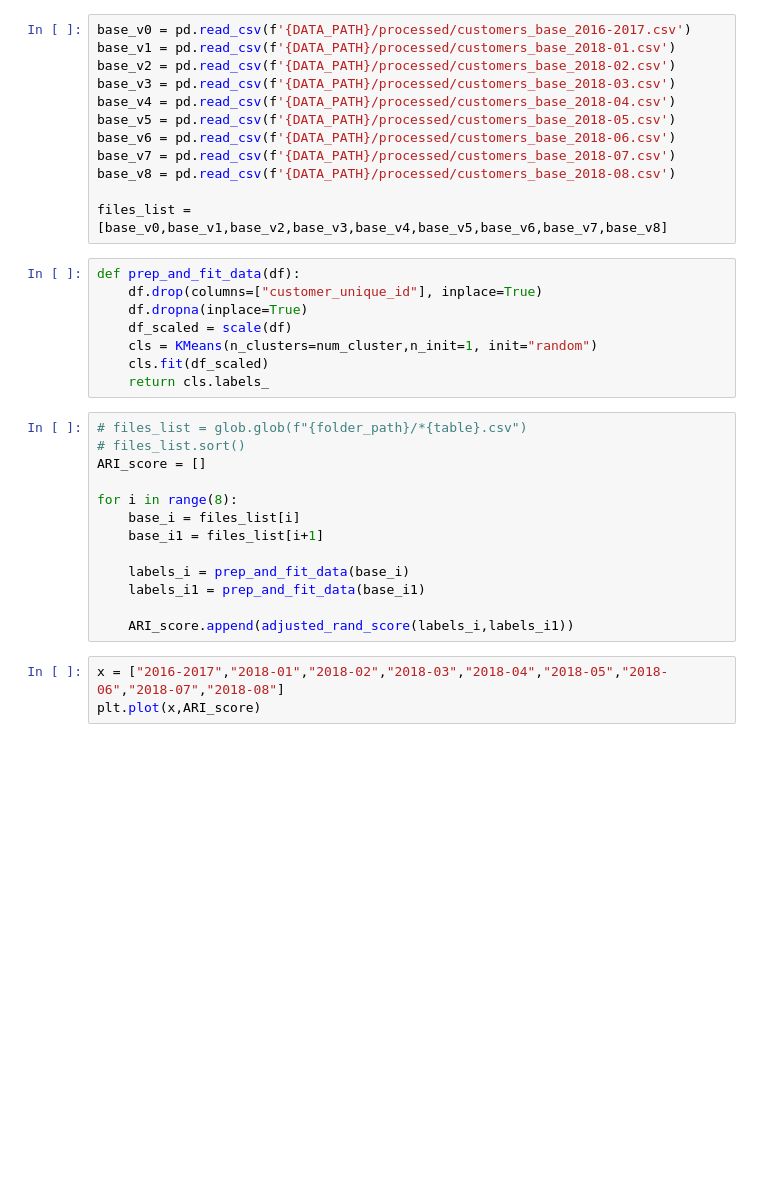
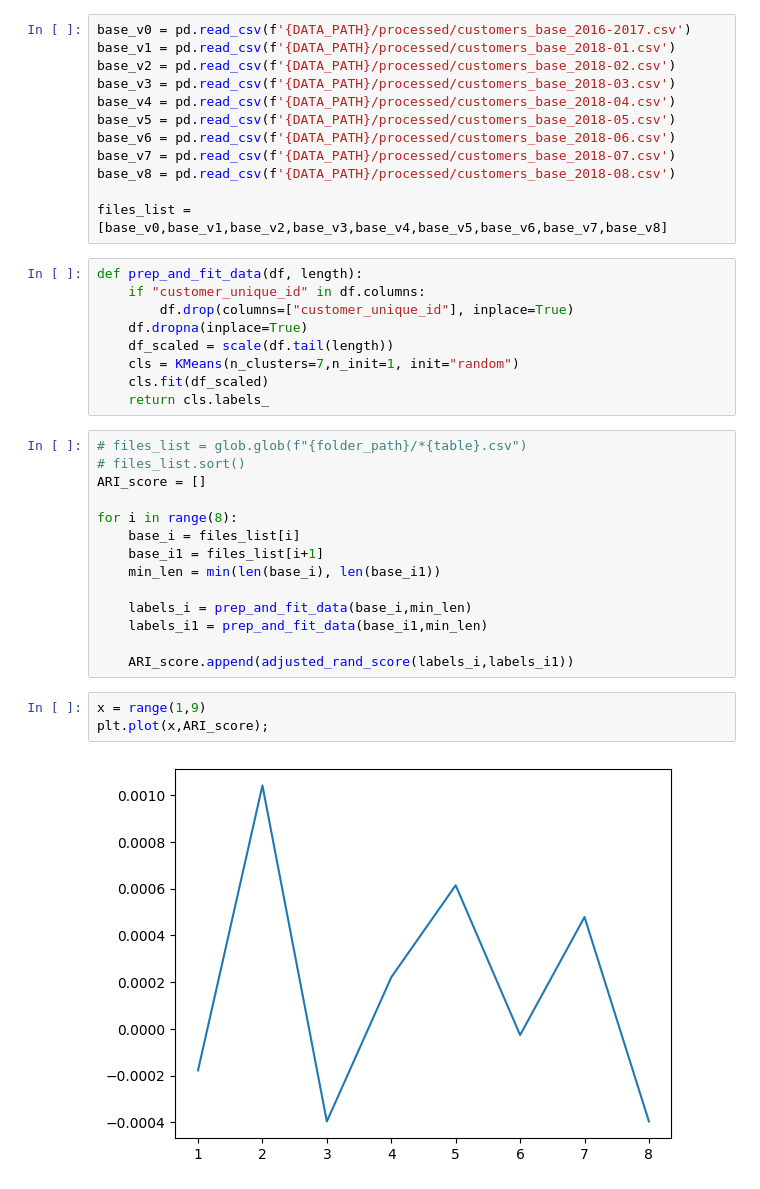
Before and after one commit to Cyr-dcx/Olist_clustering, a Jupyter notebook: notebooks/clustering.ipynb, the cells around one changed output. Cells and saved outputs as stored; diff of their text form; blank space fills up the shorter version.

```diff
--- a/notebooks/clustering.ipynb
+++ b/notebooks/clustering.ipynb
@@ -242,11 +255,12 @@ base_v8 = pd.read_csv(f'{DATA_PATH}/processed/customers_base_2018-08.csv')
 
 files_list = [base_v0,base_v1,base_v2,base_v3,base_v4,base_v5,base_v6,base_v7,base_v8]
 # %%
-def prep_and_fit_data(df):
-    df.drop(columns=["customer_unique_id"], inplace=True)
+def prep_and_fit_data(df, length):
+    if "customer_unique_id" in df.columns:
+        df.drop(columns=["customer_unique_id"], inplace=True)
     df.dropna(inplace=True)
-    df_scaled = scale(df)
-    cls = KMeans(n_clusters=num_cluster,n_init=1, init="random")
+    df_scaled = scale(df.tail(length))
+    cls = KMeans(n_clusters=7,n_init=1, init="random")
     cls.fit(df_scaled)
     return cls.labels_
 # %%
@@ -257,11 +271,14 @@ ARI_score = []
 for i in range(8):
     base_i = files_list[i]
     base_i1 = files_list[i+1]
+    min_len = min(len(base_i), len(base_i1))
 
-    labels_i = prep_and_fit_data(base_i)
-    labels_i1 = prep_and_fit_data(base_i1)
+    labels_i = prep_and_fit_data(base_i,min_len)
+    labels_i1 = prep_and_fit_data(base_i1,min_len)
 
     ARI_score.append(adjusted_rand_score(labels_i,labels_i1))
-# %%
-x = ["2016-2017","2018-01","2018-02","2018-03","2018-04","2018-05","2018-06","2018-07","2018-08"]
-plt.plot(x,ARI_score)
+# %%
+x = range(1,9)
+plt.plot(x,ARI_score);
+# %% [output]
+[figure, added]
```
Also changed, not shown: parts of 6 cells of this notebook, 10 other files.
